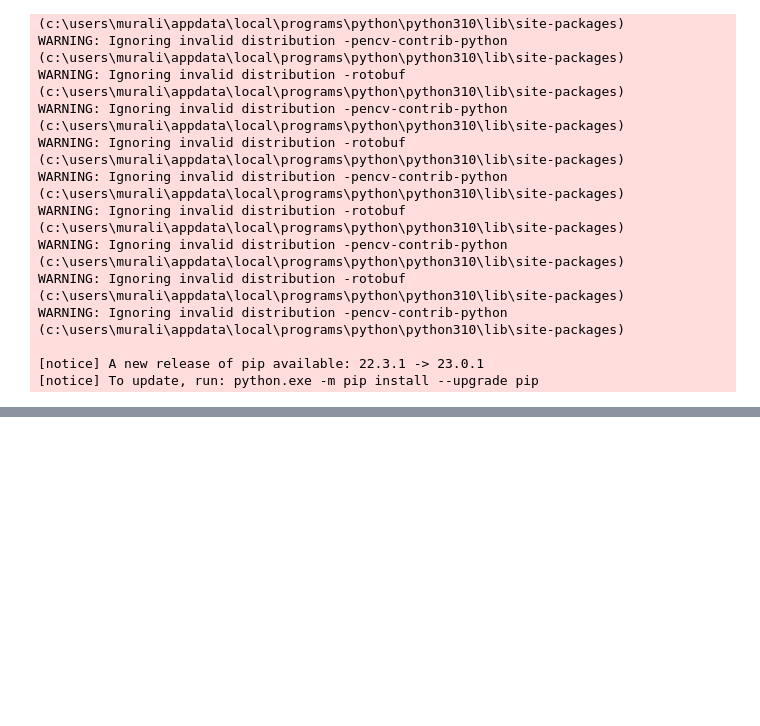
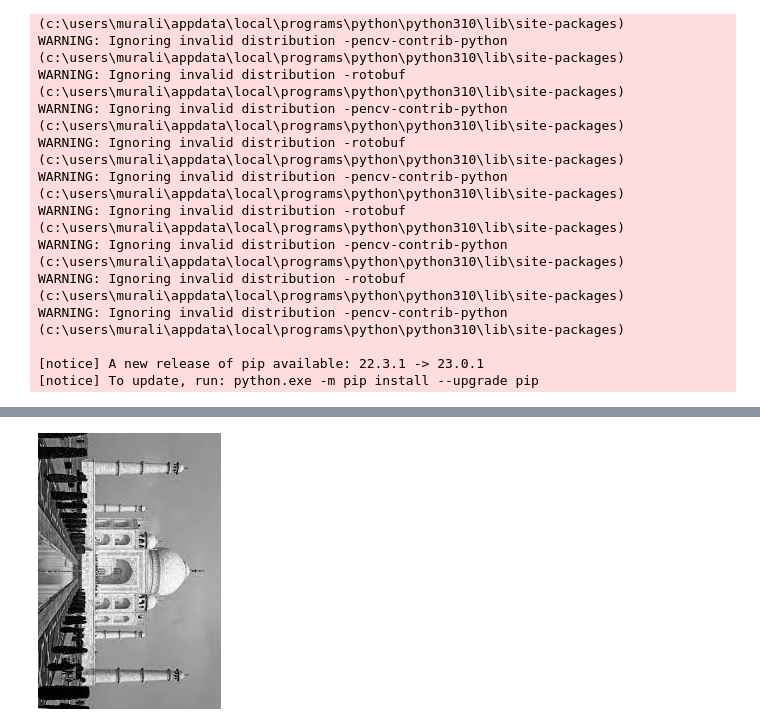
Before and after one commit to harishankar1014/computer-vision-hands-on, a Jupyter notebook: Q3/SURF.ipynb, the cells around one changed output, grey strips where cells are left out. Saved outputs shown, nothing was run; the diff lists cells and outputs as text; code cells hidden in the pictures; blank space fills up the shorter version.

```diff
--- a/Q3/SURF.ipynb
+++ b/Q3/SURF.ipynb
@@ -58,0 +66,6 @@ imshow(img2)
+# %%
+#rotated image
+rotated_image = cv.rotate(f, cv.ROTATE_90_CLOCKWISE)
+Image.fromarray(rotated_image)
+# %% [output]
+[figure, added]
```
Also changed, not shown: parts of 19 cells of this notebook.
